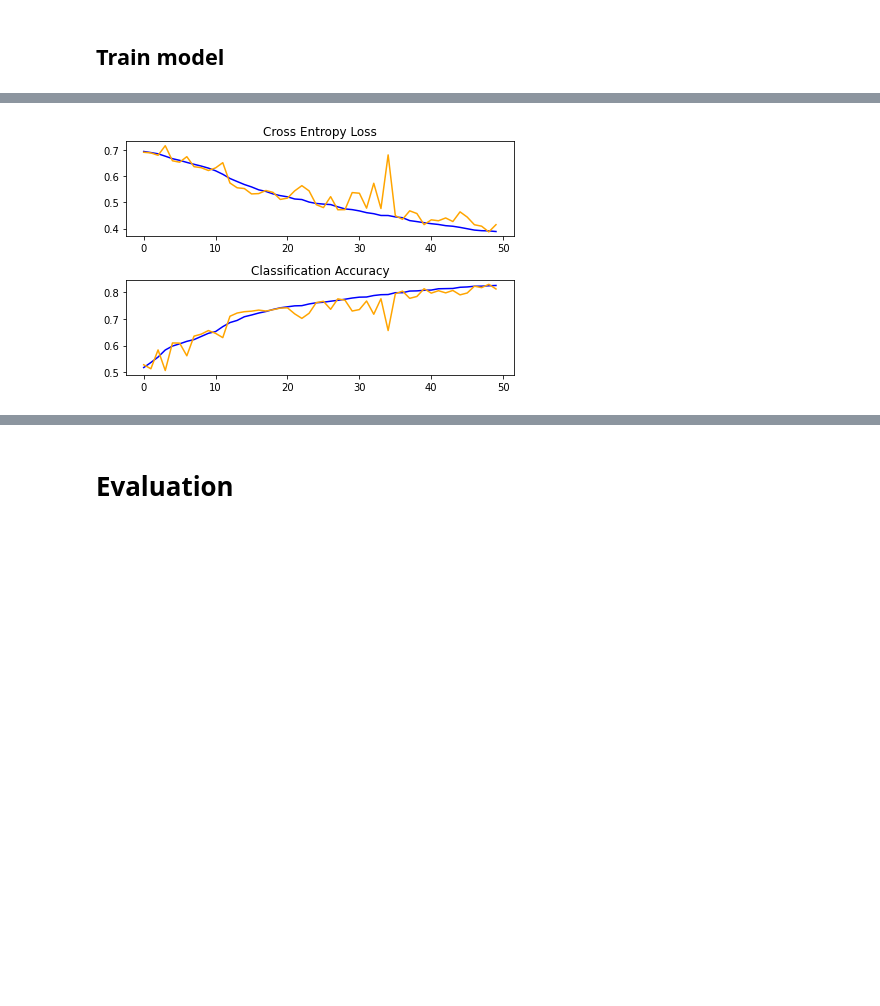
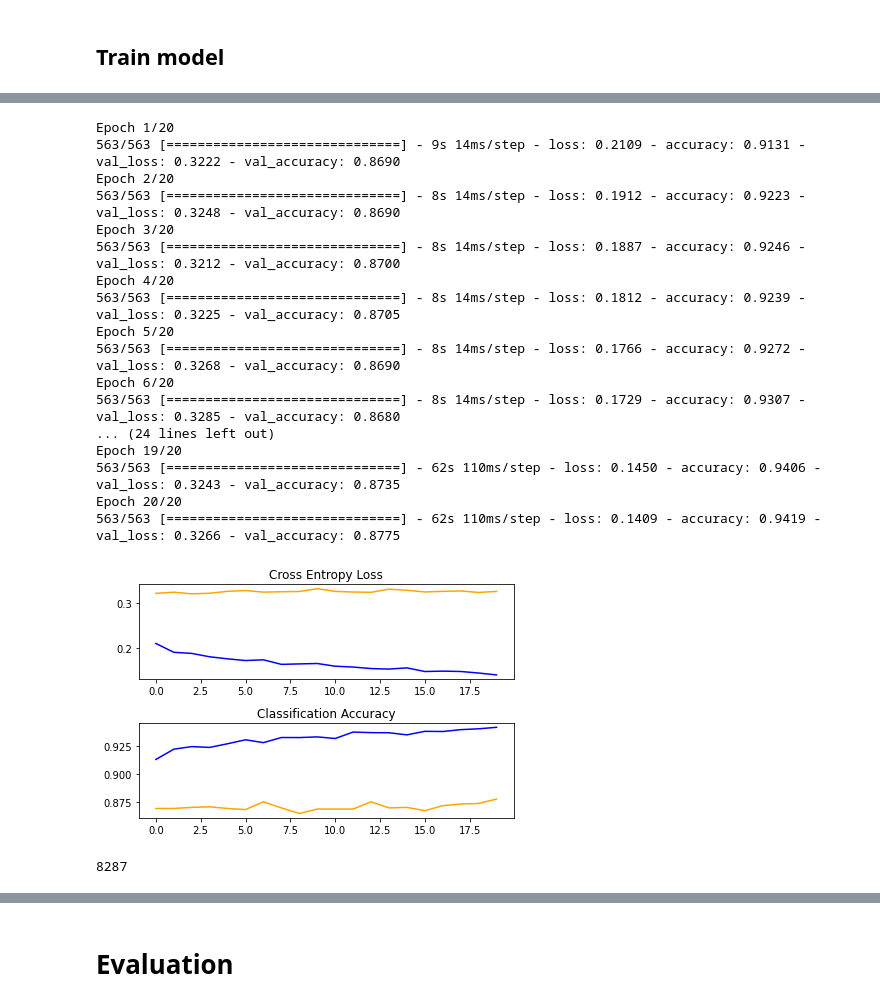
Before and after one commit to trminhnam/dogs-vs-cats, a Jupyter notebook: experiment.ipynb, the cells around one changed output, grey strips where cells are left out. Cells and saved outputs as stored; diff of their text form; code cells hidden in the pictures; blank space fills up the shorter version.

```diff
--- a/experiment.ipynb
+++ b/experiment.ipynb
@@ -235,4 +289,33 @@ NameError: name 'model' is not defined
-# %%
-summarize_diagnostics(history)
-# %% [output]
-[figure, removed]
+# %%
+CONTINUE_TRAINING_MODEL = 'temp.h5'
+model = tf.keras.models.load_model(CONTINUE_TRAINING_MODEL)
+model.compile(
+    optimizer=tf.keras.optimizers.SGD(learning_rate=0.001, momentum=0.9),
+    loss=tf.keras.losses.CategoricalCrossentropy(),
+    metrics=['accuracy']
+)
+callback = tf.keras.callbacks.EarlyStopping(monitor='val_accuracy', patience=5)
+history = model.fit(X_train, y_train, validation_split=0.1, epochs=20)
+model.save('temp2.h5')
+summarize_diagnostics(history, 'temp2')
+reset_keras(model)
+# %% [output]
+Epoch 1/20
+563/563 [==============================] - 9s 14ms/step - loss: 0.2109 - accuracy: 0.9131 - val_loss: 0.3222 - val_accuracy: 0.8690
+Epoch 2/20
+563/563 [==============================] - 8s 14ms/step - loss: 0.1912 - accuracy: 0.9223 - val_loss: 0.3248 - val_accuracy: 0.8690
+Epoch 3/20
+563/563 [==============================] - 8s 14ms/step - loss: 0.1887 - accuracy: 0.9246 - val_loss: 0.3212 - val_accuracy: 0.8700
+Epoch 4/20
+563/563 [==============================] - 8s 14ms/step - loss: 0.1812 - accuracy: 0.9239 - val_loss: 0.3225 - val_accuracy: 0.8705
+Epoch 5/20
+563/563 [==============================] - 8s 14ms/step - loss: 0.1766 - accuracy: 0.9272 - val_loss: 0.3268 - val_accuracy: 0.8690
+Epoch 6/20
+563/563 [==============================] - 8s 14ms/step - loss: 0.1729 - accuracy: 0.9307 - val_loss: 0.3285 - val_accuracy: 0.8680
+... (24 lines left out)
+Epoch 19/20
+563/563 [==============================] - 62s 110ms/step - loss: 0.1450 - accuracy: 0.9406 - val_loss: 0.3243 - val_accuracy: 0.8735
+Epoch 20/20
+563/563 [==============================] - 62s 110ms/step - loss: 0.1409 - accuracy: 0.9419 - val_loss: 0.3266 - val_accuracy: 0.8775
+[figure, added]
+8287
```
Also changed, not shown: parts of 12 cells of this notebook.
